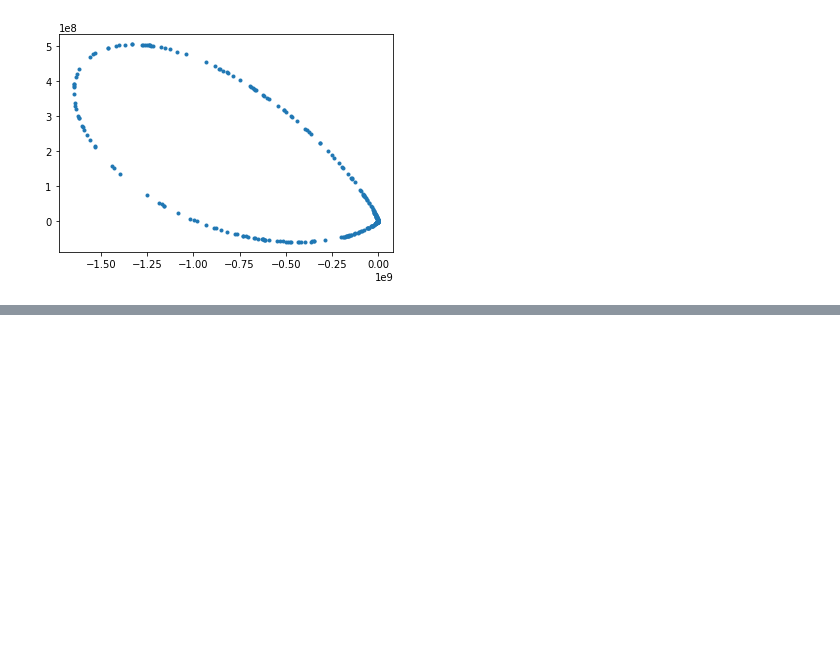
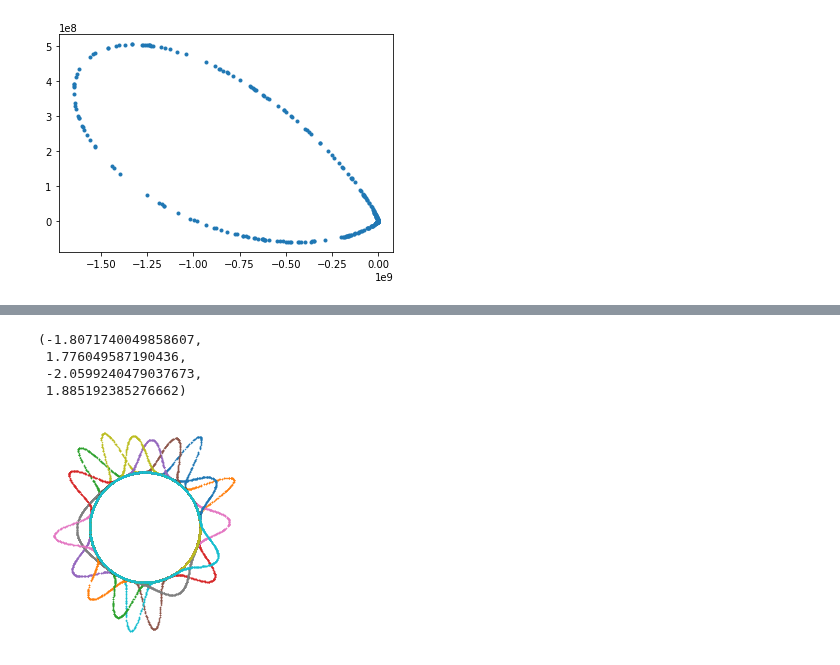
Before and after one commit to WilliamAshbee/splineexample, a Jupyter notebook: Sergey_bootcamp_randomsynthetic_circle.ipynb, the cells around one changed output, grey strips where cells are left out. Saved outputs shown, nothing was run; the diff lists cells and outputs as text; code cells hidden in the pictures; blank space fills up the shorter version.

```diff
--- a/Sergey_bootcamp_randomsynthetic_circle.ipynb
+++ b/Sergey_bootcamp_randomsynthetic_circle.ipynb
@@ -45,0 +104,26 @@ plt.plot(y[0,:], y[1,:], '.')
+# %%
+def apply_vmf(x, mu, kappa, norm=5.0):
+    y = []
+    for i in range(x.shape[1]):
+        phi, rho = cart2pol(x[0,i], x[1,i])
+        delta = vmf(mu, kappa, x[:,i])
+        xi, yi = pol2cart(rho+delta/norm, phi)
+        y.append(np.array([xi,yi]).T)
+    return np.asarray(y).T
+# %%
+plt.clf()
+x = np.random.randn(2,3000)
+xnormed = x/np.linalg.norm(x, axis=0)
+for i in range(20):
+    kappa = np.random.randint(0, 150)
+    mu = np.random.randn(2); mu = mu/np.linalg.norm(mu)
+    y = apply_vmf(xnormed, mu, kappa)
+    plt.plot(y[0,:], y[1,:], '.', ms=1)
+plt.gca().set_aspect(1)
+plt.axis('off')
+# %% [output]
+(-1.8071740049858607,
+ 1.776049587190436,
+ -2.0599240479037673,
+ 1.885192385276662)
+[figure, added]
```
Also changed, not shown: parts of 2 cells of this notebook.
